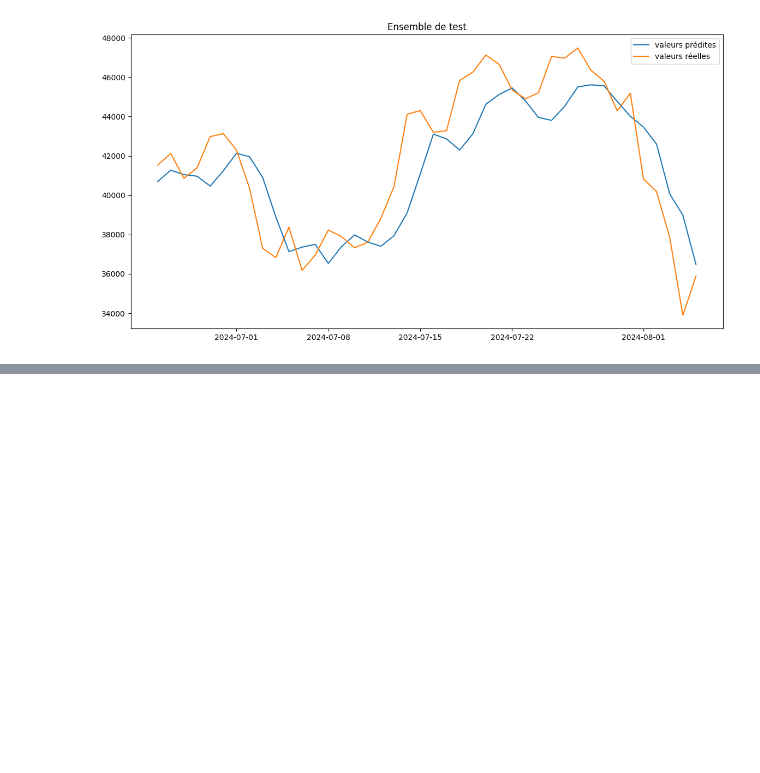
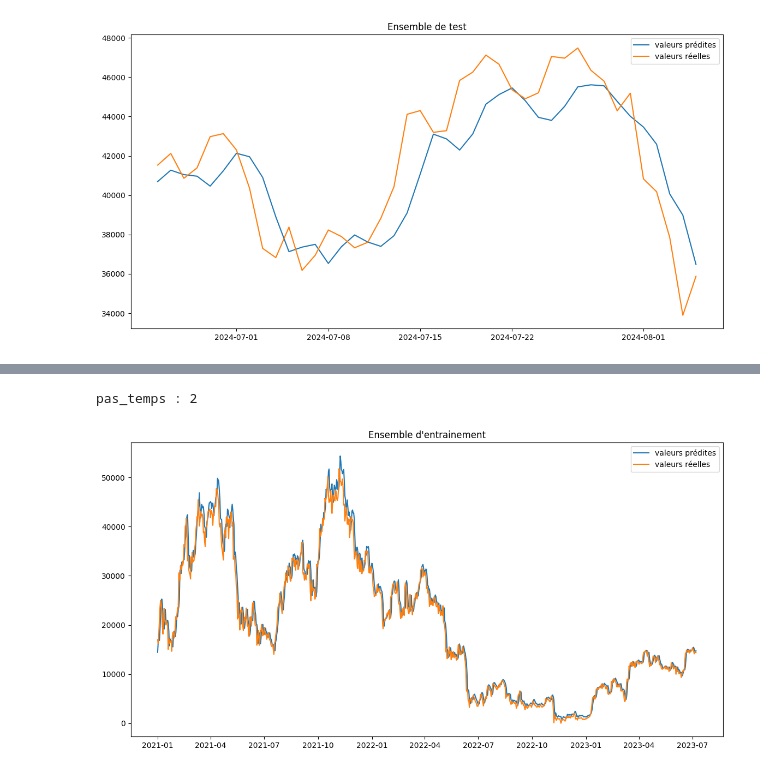
Before and after one commit to DstMlOpsCrypto/MainCrypto, a Jupyter notebook: notebooks/1.0-initial-data-exploration.ipynb, the cells around one changed output, grey strips where cells are left out. Drawn from its saved outputs; the diff is of its cells as text; code cells hidden in the pictures; blank space fills up the shorter version.

```diff
--- a/notebooks/1.0-initial-data-exploration.ipynb
+++ b/notebooks/1.0-initial-data-exploration.ipynb
@@ -73,0 +276,3 @@ def create_dataset(array, pas_temps):
+# %%
+scaled_data, df_index, scaler = normalize_data(df2,'1d')
+print(scaled_data.shape)
@@ -1244,3 +1624,20 @@ plt.show()
 # %% [output]
 pas_temps : 2
 [figure]
+# %%
+def build_lstm_model(neurons,input_shape = (None,1), activ_func= "linear", loss='mse', metrics= ['mse'], optimizer='adam'):
+    """
+    Build LSTM model with a given number of neurons and Dense layer for regression prediction
+    :param neurons: number of neurons (int>0)
+    :param input_shape: Shape of the Input after sequencing of historical prices
+    :param activ_func: activation function
+    :param loss: loss function used during training
+    :param metrics name: metrics showed during training
+    :param optimizer: optimizer used during compiling
+    :return: LSTM model
+    """
+    model = Sequential()
+    model.add(LSTM(neurons,input_shape=input_shape,activation=activ_func))
+    model.add(Dense(1))
+    model.compile(loss=loss, metrics= metrics, optimizer=optimizer)
+    return model
@@ -1246,0 +1743,12 @@ pas_temps : 2
+# %%
+#Plotting
+print("pas_temps :", pas_temps)
+plt.figure(figsize=(14,7))
+plt.plot(train_index[:-(pas_temps+1)],train_predict_valeurs_reelles,label = "valeurs prédites")
+plt.plot(train_index[:-(pas_temps+1)],y_train_valeurs_reelles,label = "valeurs réelles")
+plt.title("Ensemble d'entrainement")
+plt.legend()
+plt.show()
+# %% [output]
+pas_temps : 2
+[figure, added]
```
Also changed, not shown: parts of 59 cells of this notebook, 36 other files.
